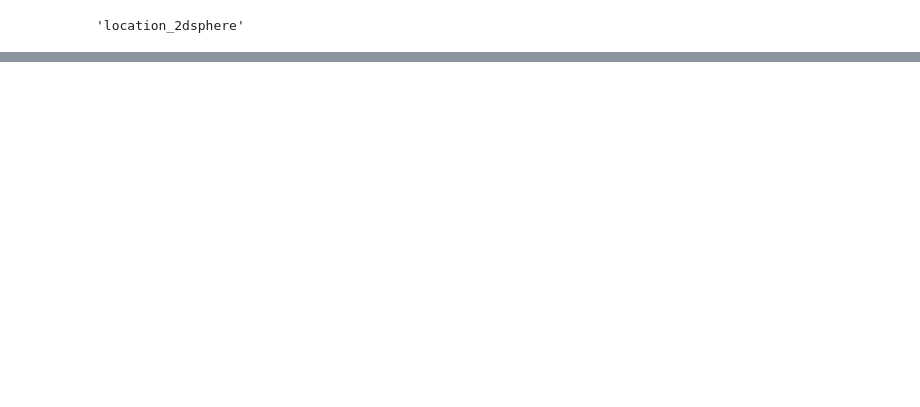
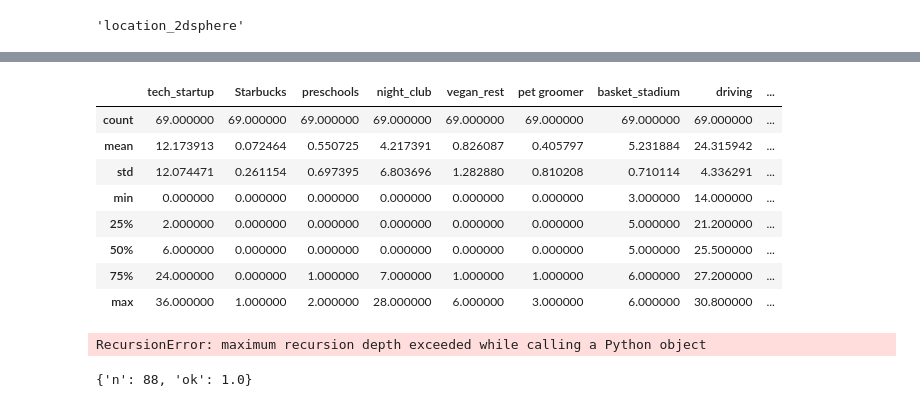
Before and after one commit to sgonzalainen/IH-P4-GeoScoring_Offices, a Jupyter notebook: Untitled.ipynb, the cells around one changed output, grey strips where cells are left out. Cells and saved outputs as stored; diff of their text form; code cells hidden in the pictures; blank space fills up the shorter version.

```diff
--- a/Untitled.ipynb
+++ b/Untitled.ipynb
@@ -152,0 +421,20 @@ a
+# %%
+df.describe()
+# %% [output]
+|  | tech_startup | Starbucks | preschools | night_club | vegan_rest | pet groomer | basket_stadium | driving | ... |
+| count | 69.000000 | 69.000000 | 69.000000 | 69.000000 | 69.000000 | 69.000000 | 69.000000 | 69.000000 | ... |
+| mean | 12.173913 | 0.072464 | 0.550725 | 4.217391 | 0.826087 | 0.405797 | 5.231884 | 24.315942 | ... |
+| std | 12.074471 | 0.261154 | 0.697395 | 6.803696 | 1.282880 | 0.810208 | 0.710114 | 4.336291 | ... |
+| min | 0.000000 | 0.000000 | 0.000000 | 0.000000 | 0.000000 | 0.000000 | 3.000000 | 14.000000 | ... |
+| 25% | 2.000000 | 0.000000 | 0.000000 | 0.000000 | 0.000000 | 0.000000 | 5.000000 | 21.200000 | ... |
+| 50% | 6.000000 | 0.000000 | 0.000000 | 0.000000 | 0.000000 | 0.000000 | 5.000000 | 25.500000 | ... |
+| 75% | 24.000000 | 0.000000 | 1.000000 | 7.000000 | 1.000000 | 1.000000 | 6.000000 | 27.200000 | ... |
+| max | 36.000000 | 1.000000 | 2.000000 | 28.000000 | 6.000000 | 3.000000 | 6.000000 | 30.800000 | ... |
+# %%
+df['_id']
+# %% [output]
+RecursionError: maximum recursion depth exceeded while calling a Python object
+# %%
+helsinki_places.remove({'type':'design_studio'})
+# %% [output]
+{'n': 88, 'ok': 1.0}
```
Also changed, not shown: parts of 125 cells of this notebook, 5 other files.
